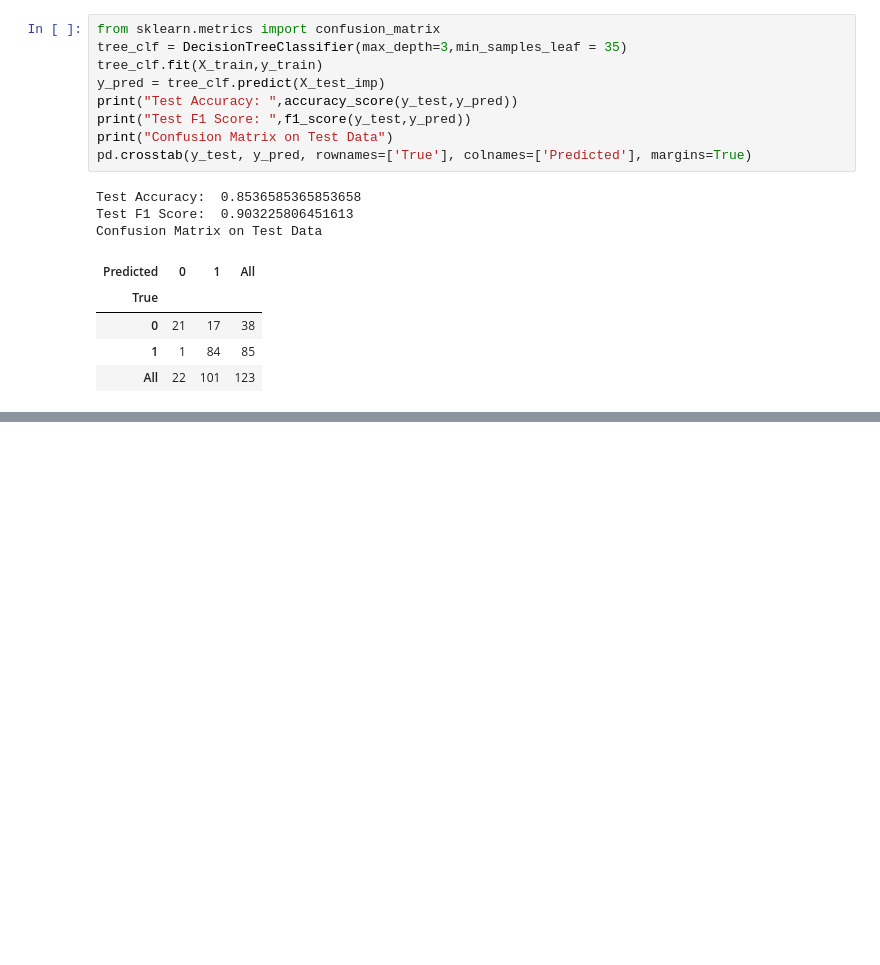
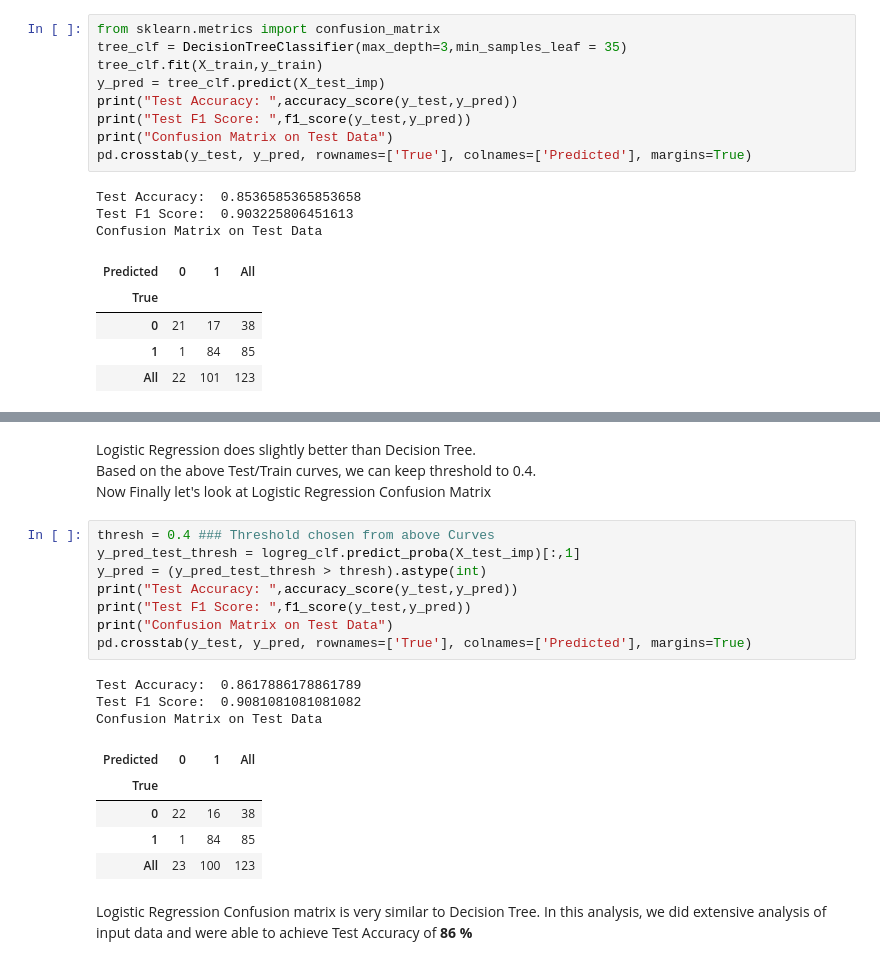
Before and after one commit to vklohiya/random-notebooks, a Jupyter notebook: loan_approval.ipynb, the cells around one changed output, grey strips where cells are left out. Drawn from its saved outputs; the diff is of its cells as text; blank space fills up the shorter version.

```diff
--- a/loan_approval.ipynb
+++ b/loan_approval.ipynb
@@ -313,0 +360,24 @@ It can be seen that majority of the misclassifications are happening because of
+# %% [markdown]
+Logistic Regression does slightly better than Decision Tree.
+<br> Based on the above Test/Train curves, we can keep threshold to 0.4. <br>
+Now Finally let's look at Logistic Regression Confusion Matrix
+# %%
+thresh = 0.4 ### Threshold chosen from above Curves
+y_pred_test_thresh = logreg_clf.predict_proba(X_test_imp)[:,1]
+y_pred = (y_pred_test_thresh > thresh).astype(int)
+print("Test Accuracy: ",accuracy_score(y_test,y_pred))
+print("Test F1 Score: ",f1_score(y_test,y_pred))
+print("Confusion Matrix on Test Data")
+pd.crosstab(y_test, y_pred, rownames=['True'], colnames=['Predicted'], margins=True)
+# %% [output]
+Test Accuracy:  0.8617886178861789
+Test F1 Score:  0.9081081081081082
+Confusion Matrix on Test Data
+| Predicted | 0 | 1 | All |
+| True |  |  |  |
+| 0 | 22 | 16 | 38 |
+| 1 | 1 | 84 | 85 |
+| All | 23 | 100 | 123 |
+# %% [markdown]
+Logistic Regression Confusion matrix is very similar to Decision Tree.
+In this analysis, we did extensive analysis of input data and were able to achieve Test Accuracy of  __86 %__
```
Also changed, not shown: parts of 8 cells of this notebook.
